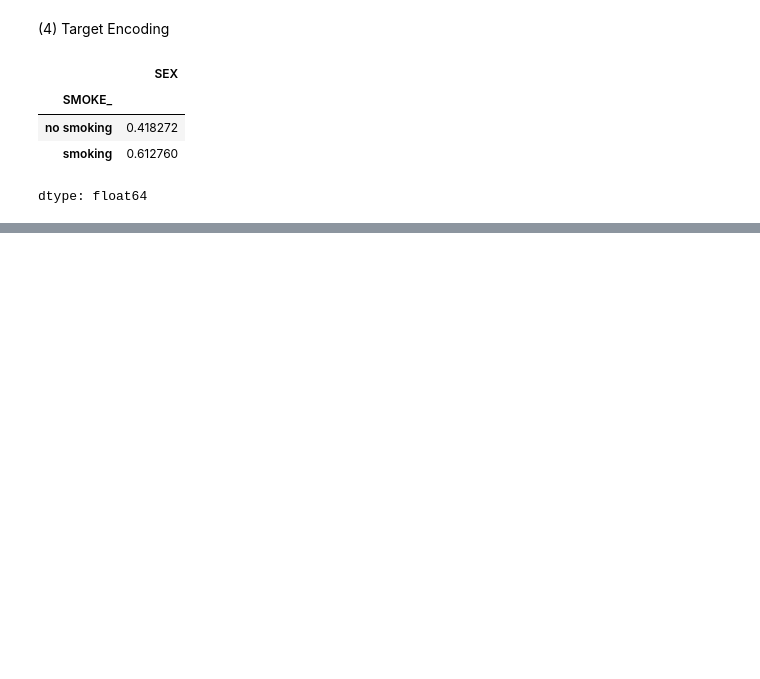
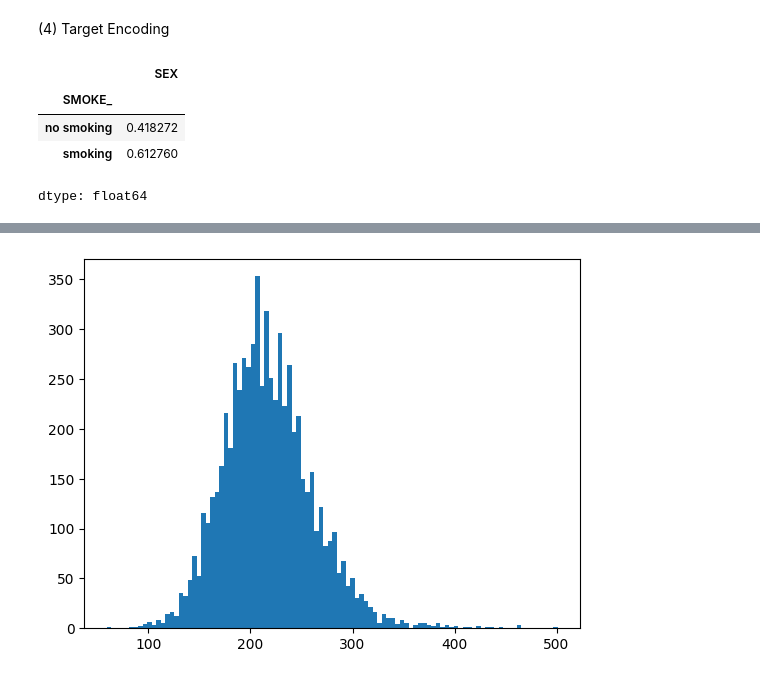
Before and after one commit to dinukaattanayaka/ML-Feature-Engineering, a Jupyter notebook: ML_Feature_Engineering.ipynb, the cells around one changed output, grey strips where cells are left out. Cells and saved outputs as stored; diff of their text form; code cells hidden in the pictures; blank space fills up the shorter version.

```diff
--- a/ML_Feature_Engineering.ipynb
+++ b/ML_Feature_Engineering.ipynb
@@ -394,0 +420,6 @@ dtype: float64
+# %%
+scaled_data = data[['TC']]  # 'TC' column eke aran histogram eka adala tynw
+plt.hist(scaled_data,bins=100)
+plt.show()
+# %% [output]
+[figure, added]
```
Also changed, not shown: parts of 4 cells of this notebook.
